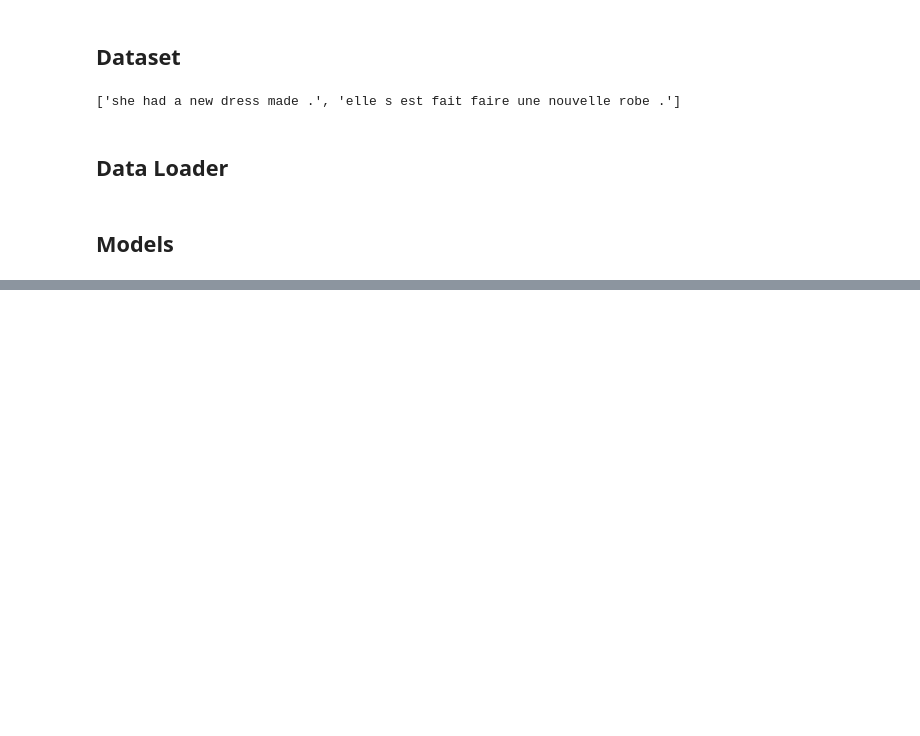
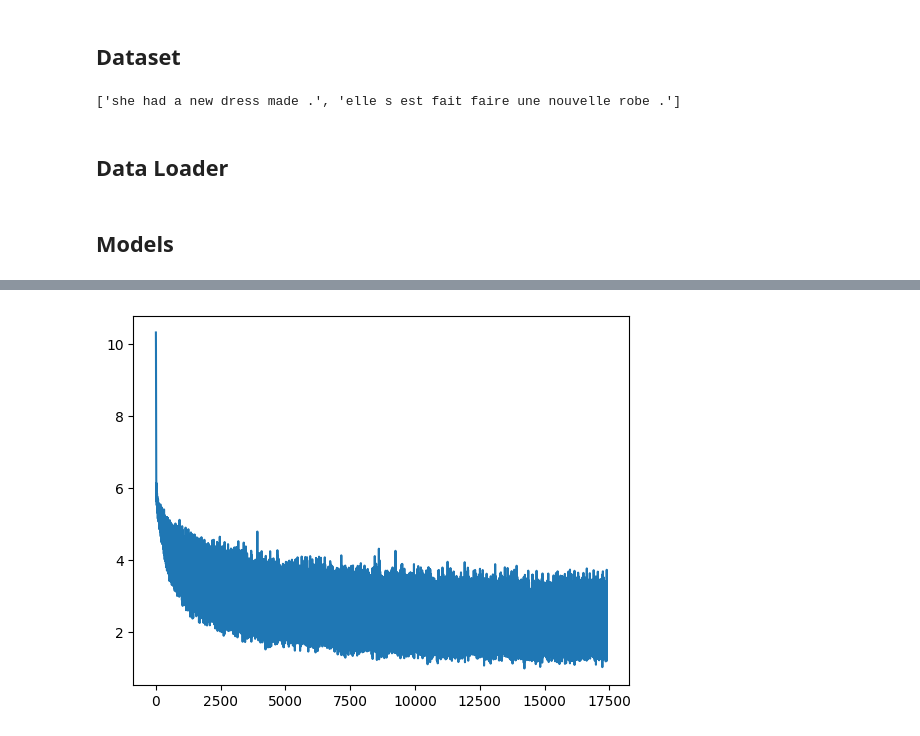
Before and after one commit to Calcifer777/learn-nlp, a Jupyter notebook: custom_nmt.ipynb, the cells around one changed output, grey strips where cells are left out. Drawn from its saved outputs; the diff is of its cells as text; code cells hidden in the pictures; blank space fills up the shorter version.

```diff
--- a/custom_nmt.ipynb
+++ b/custom_nmt.ipynb
@@ -259,0 +341,41 @@ torch.Size([8, 17, 30522])
+# %%
+accuracy = torchmetrics.Accuracy(task="multiclass", num_classes=model.output_size).to(device)
+# %%
+epochs = 5
+# %%
+losses = []
+accuracies = []
+
+model.train()
+
+
+for epoch_id in range(epochs):
+  pbar = tqdm(enumerate(dl), total=len(dl))
+  accuracy.reset()
+  for idx, batch in pbar:
+    output = model(
+      input_enc=batch["src_tokens"].to(device),
+      input_dec=batch["tgt_tokens"][:, :-1].to(device),
+    )
+    labels = batch["tgt_tokens"][:, 1:].to(device)
+    loss = loss_fn(
+      output["output"].view(-1, model.output_size),
+      labels.reshape(-1),
+    )
+    optimizer.zero_grad()
+    loss.backward()
+    optimizer.step()
+
+    accuracy.update(
+      preds=output["output"].view(-1, model.output_size),
+      target=labels.reshape(-1),
+    )
+
+    losses.append(loss.item())
+    accuracies.append(accuracy.compute().item())
+
+    pbar.set_description((
+      f"Epoch: {epoch_id:2}\t"
+      f"Loss: {np.mean(losses):.3f}\t"
+      f"Accuracy: {accuracies[-1]:3%}\t"
+    ))
@@ -259,0 +384,6 @@ torch.Size([8, 17, 30522])
+# %%
+plt.figure()
+plt.plot(range(len(losses)), losses)
+plt.show()
+# %% [output]
+[figure, added]
```
Also changed, not shown: parts of 27 cells of this notebook.
